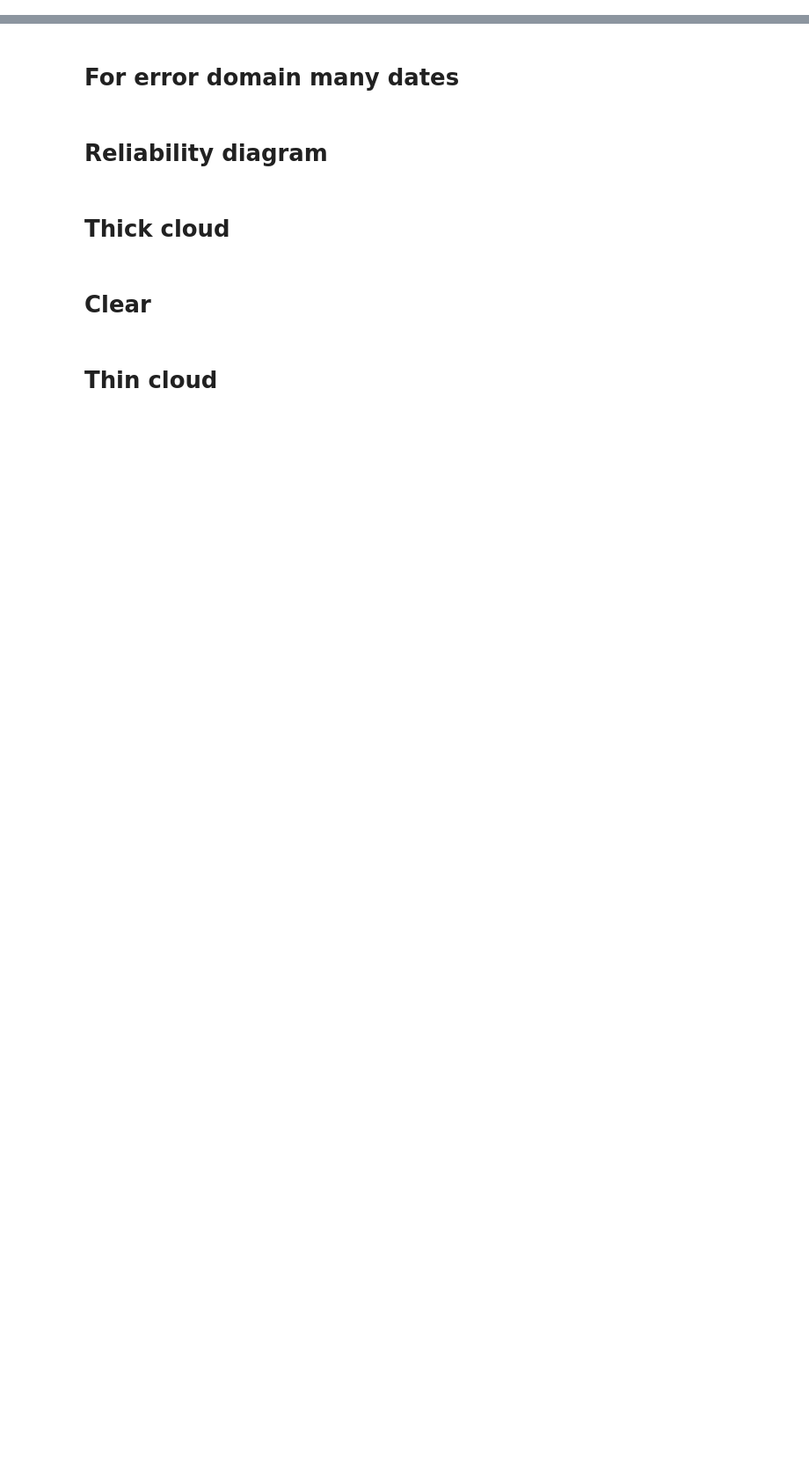
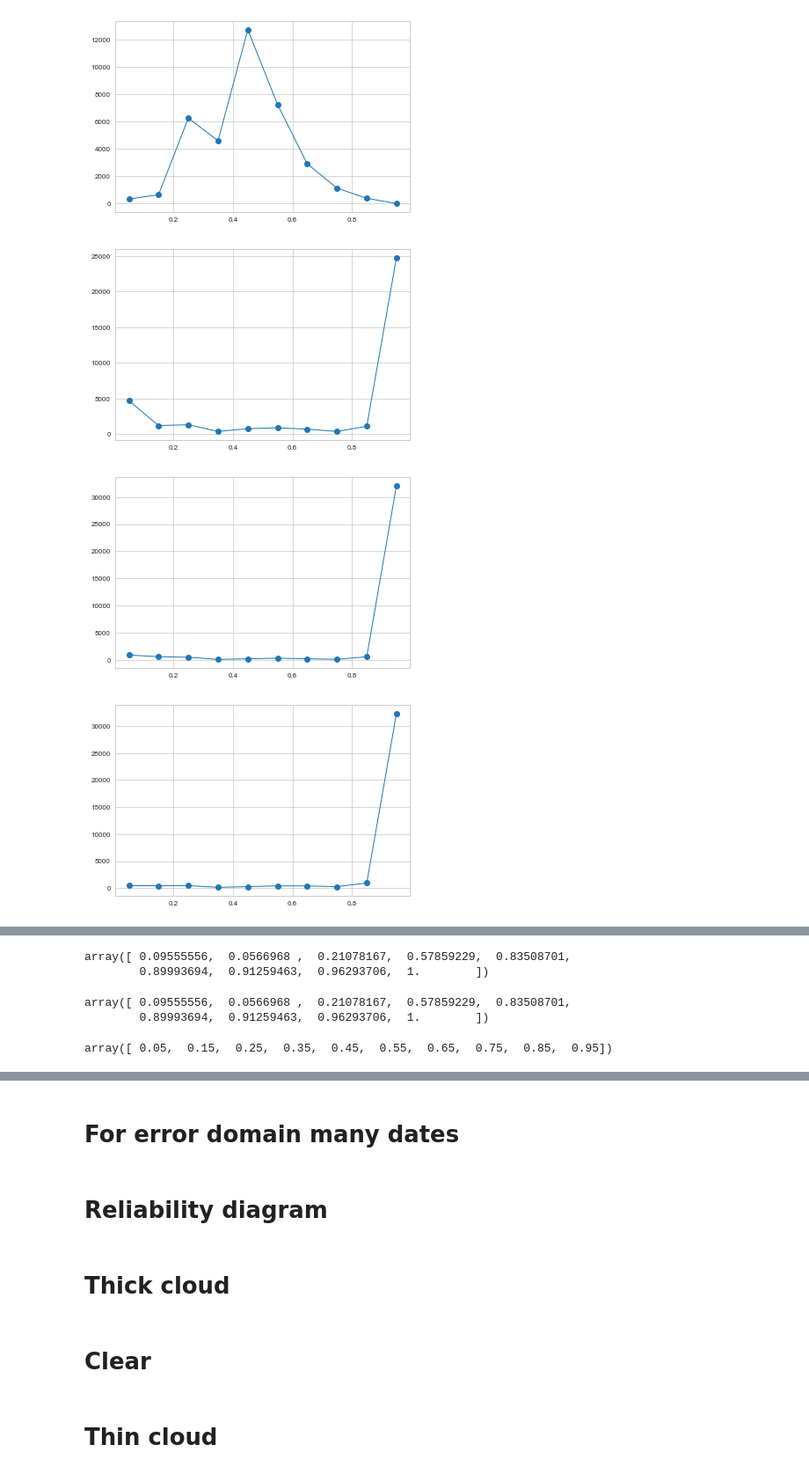
Before and after one commit to travisMharty/letkf_forecasting, a Jupyter notebook: notebooks/Probability Analysis many days.ipynb, the cells around one changed output, grey strips where cells are left out. Shown at 88% size. Cells and saved outputs as stored; diff of their text form; code cells hidden in the pictures; blank space fills up the shorter version.

```diff
--- a/notebooks/Probability Analysis many days.ipynb
+++ b/notebooks/Probability Analysis many days.ipynb
@@ -80,0 +290,12 @@ this = pd.DataFrame(index=truth.time.to_pandas().index,
+# %%
+this = np.arange(10)
+this[9] = 0
+this[4] = 0
+this[8] = 0
+print(this)
+that = this[this!=0]
+print(that)
+indexes = np.argwhere(this==0).ravel()
+indexes -= np.arange(indexes.size)
+values = 100
+np.insert(that, indexes, values)
@@ -104,2 +310,0 @@ this_series =  pd.Series(returned_dict.mean(axis=(1,2)), index=this.index[[0:18]
-# %%
-this[15] = this_series
@@ -105,0 +345,9 @@ this[15] = this_series
+# %%
+for ii in range(5):
+    plt.figure()
+    plt.plot(np.linspace(.05, .95, 10), this[ii], marker='o')
+# %% [output]
+[figure, added]
+[figure, added]
+[figure, added]
+[figure, added]
@@ -105,0 +355,14 @@ this[15] = this_series
+# %%
+this[0][0]
+# %% [output]
+array([ 0.09555556,  0.0566968 ,  0.21078167,  0.57859229,  0.83508701,
+        0.89993694,  0.91259463,  0.96293706,  1.        ])
+# %%
+this[0][0]
+# %% [output]
+array([ 0.09555556,  0.0566968 ,  0.21078167,  0.57859229,  0.83508701,
+        0.89993694,  0.91259463,  0.96293706,  1.        ])
+# %%
+np.linspace(0, .9, 10) + 0.05
+# %% [output]
+array([ 0.05,  0.15,  0.25,  0.35,  0.45,  0.55,  0.65,  0.75,  0.85,  0.95])
```
Also changed, not shown: parts of 44 cells of this notebook, 1 other file.
